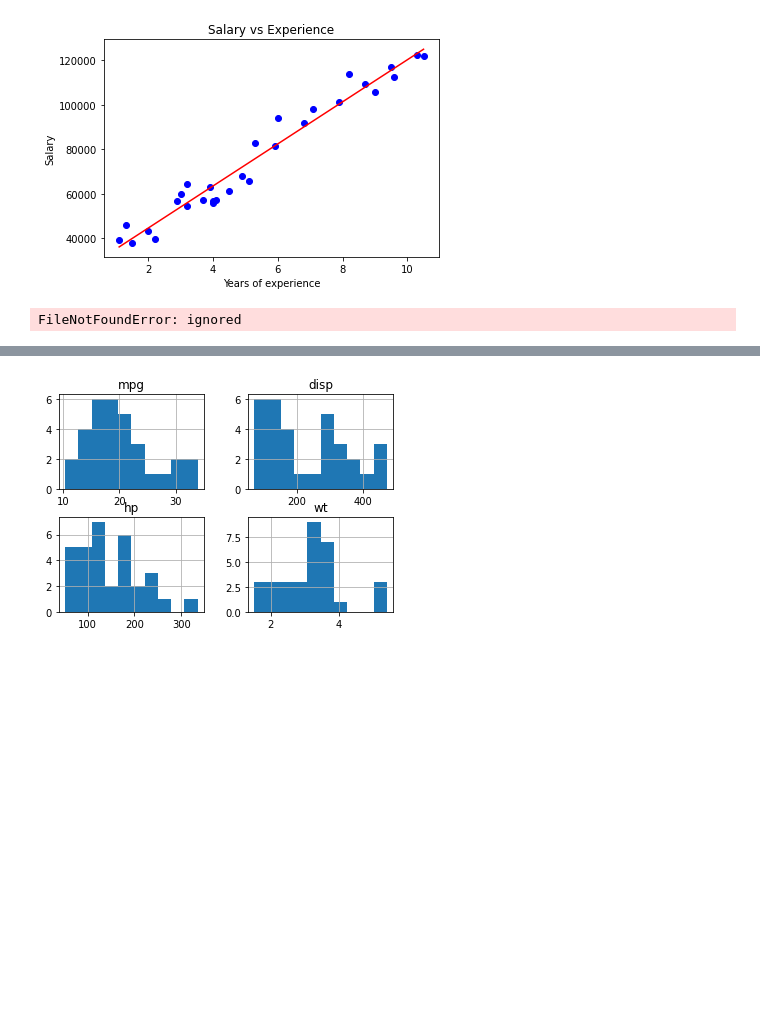
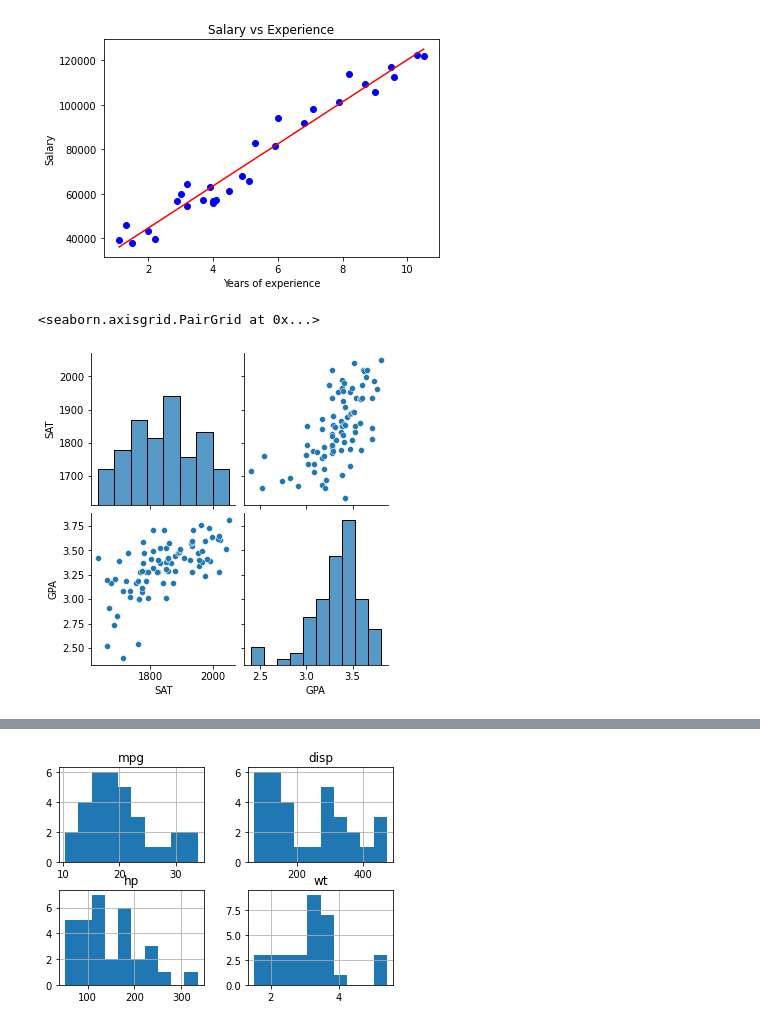
Before and after one commit to ktonon0401/AI-training, a Jupyter notebook: lesson2.ipynb, the cells around one changed output, grey strips where cells are left out. Cells and saved outputs as stored; diff of their text form; code cells hidden in the pictures; blank space fills up the shorter version.

```diff
--- a/lesson2.ipynb
+++ b/lesson2.ipynb
@@ -102,13 +102,14 @@ plt.show()
 # %%
 import numpy as np
 import pandas as pd
 import matplotlib.pyplot as plt
 import seaborn as sns
 
 #doc du lieu
-data=pd.read_csv('1.01.csv')
+data=pd.read_csv('drive/MyDrive/Colab Notebooks/Simple_linear_regression.csv')
 x=data.drop(['SAT'],axis=1)
 y=data['GPA']
 sns.pairplot(data)
 # %% [output]
-FileNotFoundError: ignored
+<seaborn.axisgrid.PairGrid at 0x...>
+[figure, added]
```
Also changed, not shown: parts of 6 cells of this notebook.
